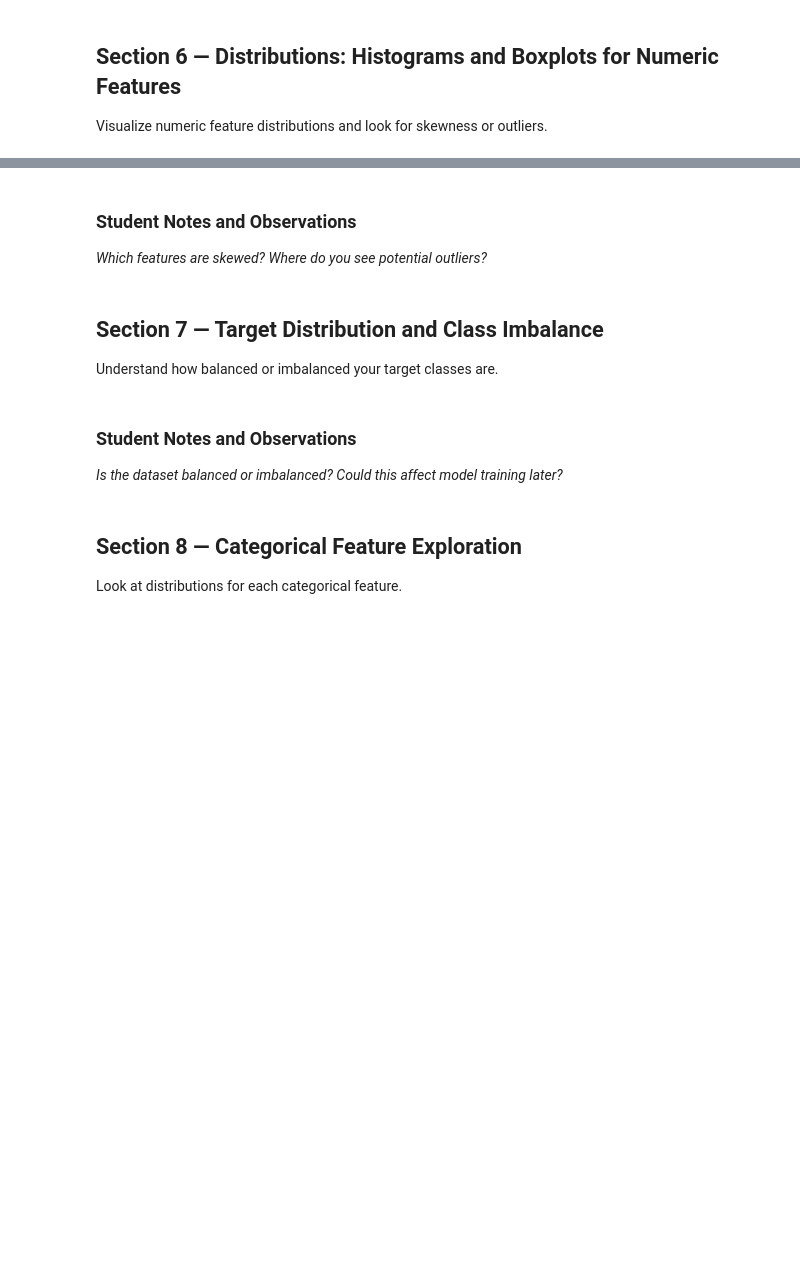
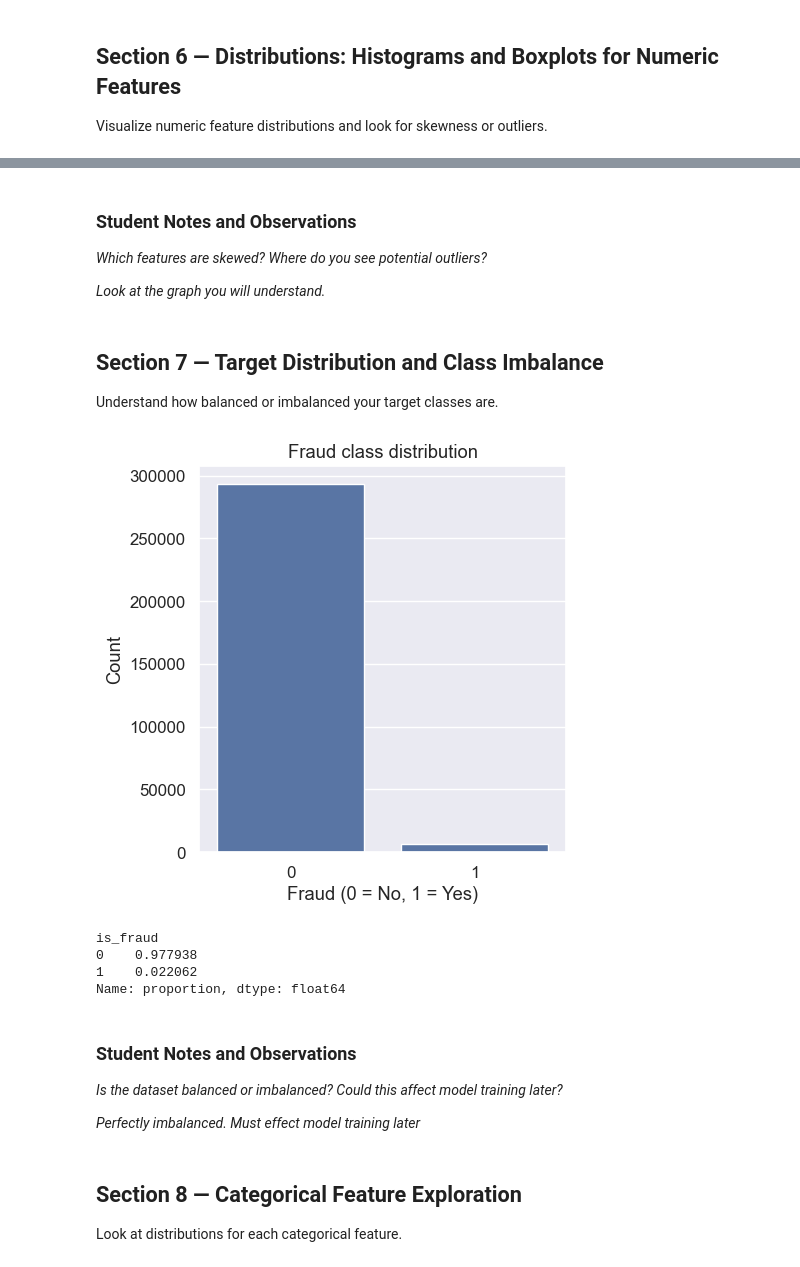
Before and after one commit to ejaz-uddin-swaron/phitron-phase-2-ai-ml-dl-python, a Jupyter notebook: Module 6.5- Practice on Module 06 -EDA-.ipynb, the cells around one changed output, grey strips where cells are left out. Saved outputs shown, nothing was run; the diff lists cells and outputs as text; code cells hidden in the pictures; blank space fills up the shorter version.

```diff
--- a/Module 6.5- Practice on Module 06 -EDA-.ipynb
+++ b/Module 6.5- Practice on Module 06 -EDA-.ipynb
@@ -164,6 +241,8 @@ Visualize numeric feature distributions and look for skewness or outliers.
 ### Student Notes and Observations
 
 _Which features are skewed? Where do you see potential outliers?_
+
+_Look at the graph you will understand._
 # %% [markdown]
 ## Section 7 — Target Distribution and Class Imbalance
 
@@ -171,11 +250,28 @@ Understand how balanced or imbalanced your target classes are.
 # %%
 # TODO:
 # 1. Create a countplot of the target column
+plt.figure(figsize=(5,5))
+sns.countplot(data=df, x=target_column)
+plt.title("Fraud class distribution")
+plt.xlabel("Fraud (0 = No, 1 = Yes)")
+plt.ylabel("Count")
+plt.tight_layout()
+plt.show()
+
 # 2. Show value counts and normalized proportions for the target
+df[target_column].value_counts(normalize=True)
+# %% [output]
+[figure, added]
+is_fraud
+0    0.977938
+1    0.022062
+Name: proportion, dtype: float64
 # %% [markdown]
 ### Student Notes and Observations
 
 _Is the dataset balanced or imbalanced? Could this affect model training later?_
+
+_Perfectly imbalanced. Must effect model training later_
 # %% [markdown]
 ## Section 8 — Categorical Feature Exploration
 
```
Also changed, not shown: parts of 15 cells of this notebook, 2 other files.
